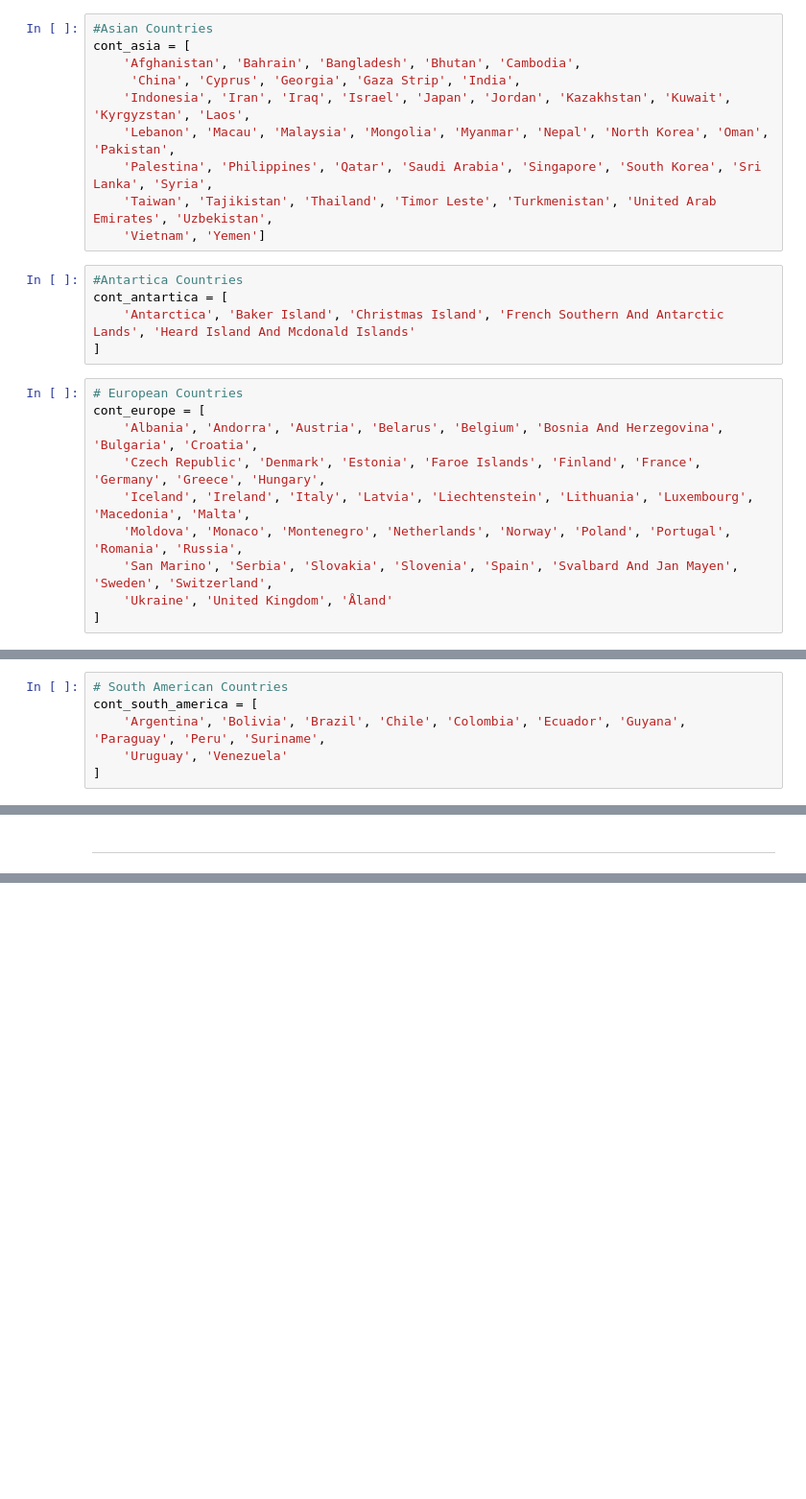
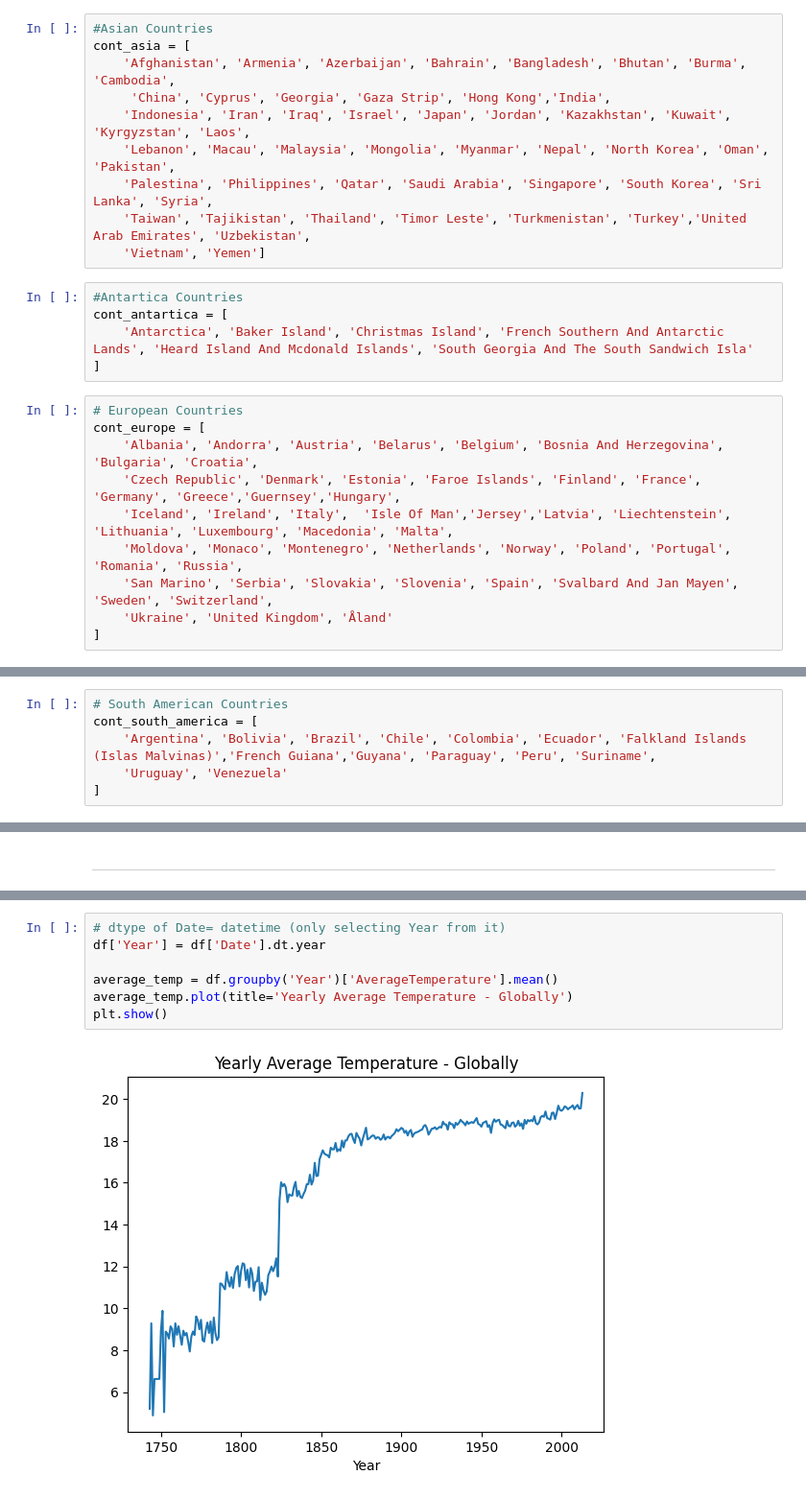
Before and after one commit to HassanZeb01/land_temperature_by_country, a Jupyter notebook: climate_temperature.ipynb, the cells around one changed output, grey strips where cells are left out. Shown: that part at 96% size. Drawn from its saved outputs; the diff is of its cells as text; blank space fills up the shorter version.

```diff
--- a/climate_temperature.ipynb
+++ b/climate_temperature.ipynb
@@ -324,24 +294,24 @@ cont_africa = [
 # %%
 #Asian Countries
 cont_asia = [
-    'Afghanistan', 'Bahrain', 'Bangladesh', 'Bhutan', 'Cambodia',
-     'China', 'Cyprus', 'Georgia', 'Gaza Strip', 'India',
+    'Afghanistan', 'Armenia', 'Azerbaijan', 'Bahrain', 'Bangladesh', 'Bhutan', 'Burma', 'Cambodia',
+     'China', 'Cyprus', 'Georgia', 'Gaza Strip', 'Hong Kong','India',
     'Indonesia', 'Iran', 'Iraq', 'Israel', 'Japan', 'Jordan', 'Kazakhstan', 'Kuwait', 'Kyrgyzstan', 'Laos',
     'Lebanon', 'Macau', 'Malaysia', 'Mongolia', 'Myanmar', 'Nepal', 'North Korea', 'Oman', 'Pakistan',
     'Palestina', 'Philippines', 'Qatar', 'Saudi Arabia', 'Singapore', 'South Korea', 'Sri Lanka', 'Syria',
-    'Taiwan', 'Tajikistan', 'Thailand', 'Timor Leste', 'Turkmenistan', 'United Arab Emirates', 'Uzbekistan',
+    'Taiwan', 'Tajikistan', 'Thailand', 'Timor Leste', 'Turkmenistan', 'Turkey','United Arab Emirates', 'Uzbekistan',
     'Vietnam', 'Yemen']
 # %%
 #Antartica Countries
 cont_antartica = [
-    'Antarctica', 'Baker Island', 'Christmas Island', 'French Southern And Antarctic Lands', 'Heard Island And Mcdonald Islands'
+    'Antarctica', 'Baker Island', 'Christmas Island', 'French Southern And Antarctic Lands', 'Heard Island And Mcdonald Islands', 'South Georgia And The South Sandwich Isla'
 ]
 # %%
 # European Countries
 cont_europe = [
     'Albania', 'Andorra', 'Austria', 'Belarus', 'Belgium', 'Bosnia And Herzegovina', 'Bulgaria', 'Croatia',
-    'Czech Republic', 'Denmark', 'Estonia', 'Faroe Islands', 'Finland', 'France', 'Germany', 'Greece', 'Hungary',
-    'Iceland', 'Ireland', 'Italy', 'Latvia', 'Liechtenstein', 'Lithuania', 'Luxembourg', 'Macedonia', 'Malta',
+    'Czech Republic', 'Denmark', 'Estonia', 'Faroe Islands', 'Finland', 'France', 'Germany', 'Greece','Guernsey','Hungary',
+    'Iceland', 'Ireland', 'Italy',  'Isle Of Man','Jersey','Latvia', 'Liechtenstein', 'Lithuania', 'Luxembourg', 'Macedonia', 'Malta',
     'Moldova', 'Monaco', 'Montenegro', 'Netherlands', 'Norway', 'Poland', 'Portugal', 'Romania', 'Russia',
     'San Marino', 'Serbia', 'Slovakia', 'Slovenia', 'Spain', 'Svalbard And Jan Mayen', 'Sweden', 'Switzerland',
     'Ukraine', 'United Kingdom', 'Åland'
@@ -360,7 +330,7 @@ cont_north_america = [
 # %%
 # South American Countries
 cont_south_america = [
-    'Argentina', 'Bolivia', 'Brazil', 'Chile', 'Colombia', 'Ecuador', 'Guyana', 'Paraguay', 'Peru', 'Suriname',
+    'Argentina', 'Bolivia', 'Brazil', 'Chile', 'Colombia', 'Ecuador', 'Falkland Islands (Islas Malvinas)','French Guiana','Guyana', 'Paraguay', 'Peru', 'Suriname',
     'Uruguay', 'Venezuela'
 ]
 # %%
@@ -455,0 +453,9 @@ fatal: not a git repository (or any of the parent directories): .git
+# %%
+# dtype of Date= datetime (only selecting Year from it)
+df['Year'] = df['Date'].dt.year
+
+average_temp = df.groupby('Year')['AverageTemperature'].mean()
+average_temp.plot(title='Yearly Average Temperature - Globally')
+plt.show()
+# %% [output]
+[figure, added]
```
Also changed, not shown: parts of 54 cells of this notebook.
